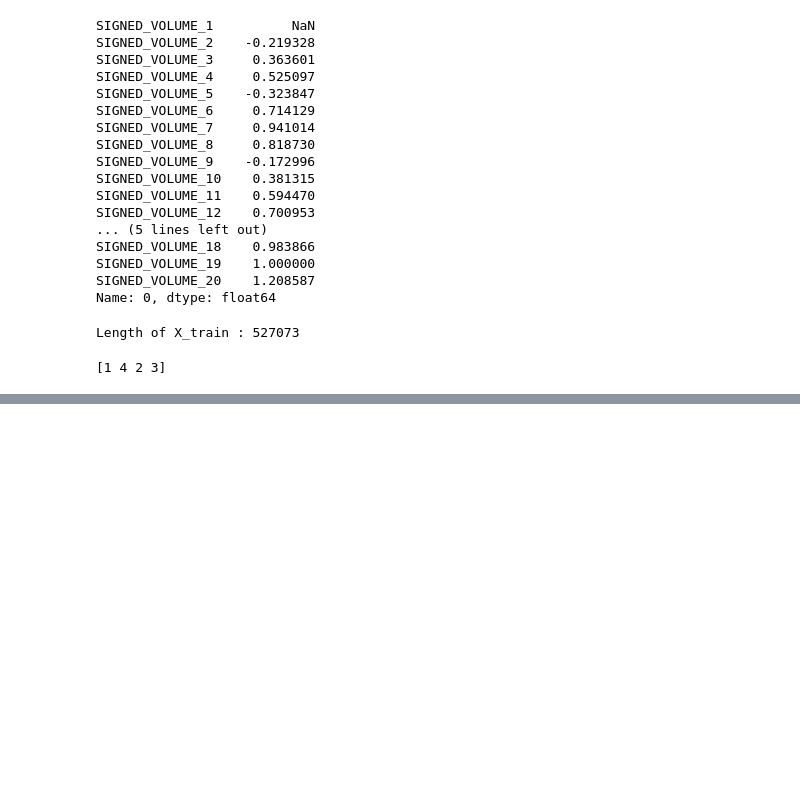
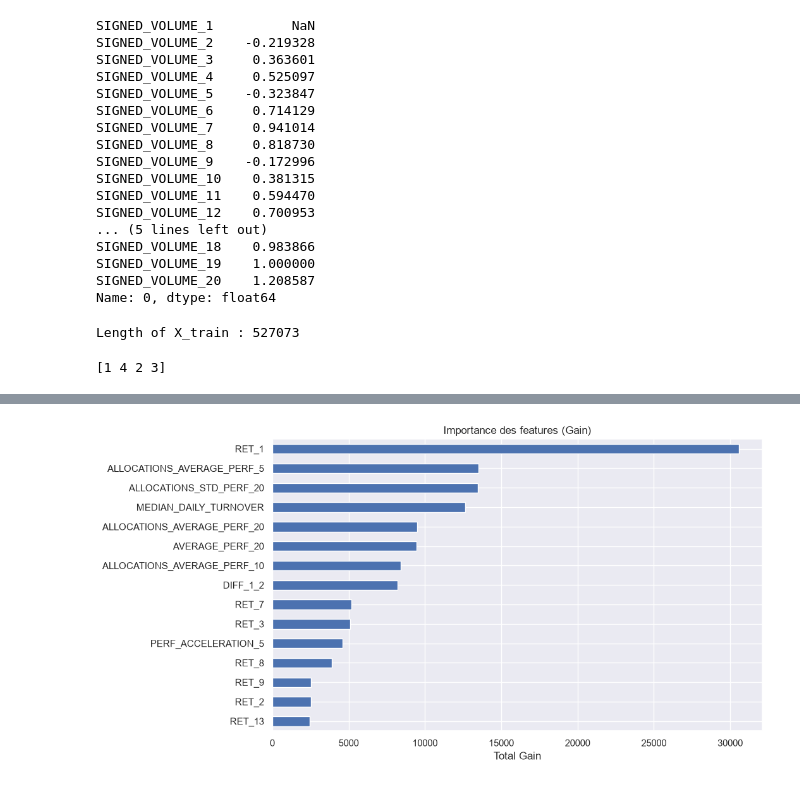
Before and after one commit to Adnbsn/ens_qrt_data_challenge, a Jupyter notebook: First_attempt.ipynb, the cells around one changed output, grey strips where cells are left out. Saved outputs shown, nothing was run; the diff lists cells and outputs as text; code cells hidden in the pictures; blank space fills up the shorter version.

```diff
--- a/First_attempt.ipynb
+++ b/First_attempt.ipynb
@@ -125,4 +124,7 @@ TURNOVER_features = ['MEDIAN_DAILY_TURNOVER']
 print(X_train["GROUP"].unique())
 # %% [output]
 [1 4 2 3]
+# %%
+half_life = 5
+decay = np.exp(-np.log(2) / half_life)
 # %%
@@ -146,12 +181,18 @@ for df in [X_train, X_test]:
 # %%
 features = RET_features + SIGNED_VOLUME_features + TURNOVER_features
-features = features + [ f'AVERAGE_PERF_{i}' for i in [3,5,10,15,20]]
-features = features + [ f'ALLOCATIONS_AVERAGE_PERF_{i}' for i in [3,5,10,15,20]]
+features = features + [ f'AVERAGE_PERF_{i}' for i in [5,10,20]]
+features = features + [ f'ALLOCATIONS_AVERAGE_PERF_{i}' for i in [5,10,20]]
 
-features = features + [ f'W_AVERAGE_PERF_{i}' for i in [3,5,10,15,20]]
-features = features + [ f'ALLOCATIONS_W_AVERAGE_PERF_{i}' for i in [3,5,10,15,20]]
+features = features + [ f'W_AVERAGE_PERF_{i}' for i in [5,10,20]]
+features= features + [f'PERF_ACCELERATION_{i}' for i in [5,10,20]]
 
-features = features + [ f'ALLOCATIONS_VW_AVERAGE_PERF_{i}' for i in [3,5,10,15,20]]
+features += [f'COUNT_POS_RET_{i}' for i in [5,10,20]]
+features += [f'RATIO_POS_RET_{i}' for i in [5,10,20]]
+
+features += [f'COUNT_POS_VOL_{i}' for i in [5,10,20]]
+features += [f'RATIO_POS_VOL_{i}' for i in [5,10,20]]
+features += [f'SUM_SIGNED_VOL_{i}' for i in [5,10,20]]
+features +=[f'DIFF_1_2']
 
 features = features + [ f'STD_PERF_{i}' for i in [20]]
 features = features + [ f'ALLOCATIONS_STD_PERF_{i}' for i in [20]]
@@ -157,0 +228,13 @@ features = features + [ f'ALLOCATIONS_STD_PERF_{i}' for i in [20]]
+# %%
+X_train_clean = X_train[features]
+y_train_clean=y_train["target"]
+
+train_dates = X_train['TS'].unique()
+
+alphas = np.logspace(6, -1, 15)
+
+n_splits = 8
+cv_splits = list(KFold(n_splits=n_splits, random_state=0, shuffle=True).split(train_dates))
+
+mean_accuracies = []
+std_accuracies = []
@@ -157,0 +301,14 @@ features = features + [ f'ALLOCATIONS_STD_PERF_{i}' for i in [20]]
+# %%
+feature_imp = pd.Series(
+    model.feature_importance(importance_type="gain"),
+    index=X_train_clean.columns
+).sort_values(ascending=False)
+
+# Affichage des 15 variables les plus importantes
+plt.figure(figsize=(10, 6))
+feature_imp.head(15).plot(kind="barh").invert_yaxis()
+plt.title("Importance des features (Gain)")
+plt.xlabel("Total Gain")
+plt.show()
+# %% [output]
+[figure, added]
```
Also changed, not shown: parts of 24 cells of this notebook, 4 other files.
